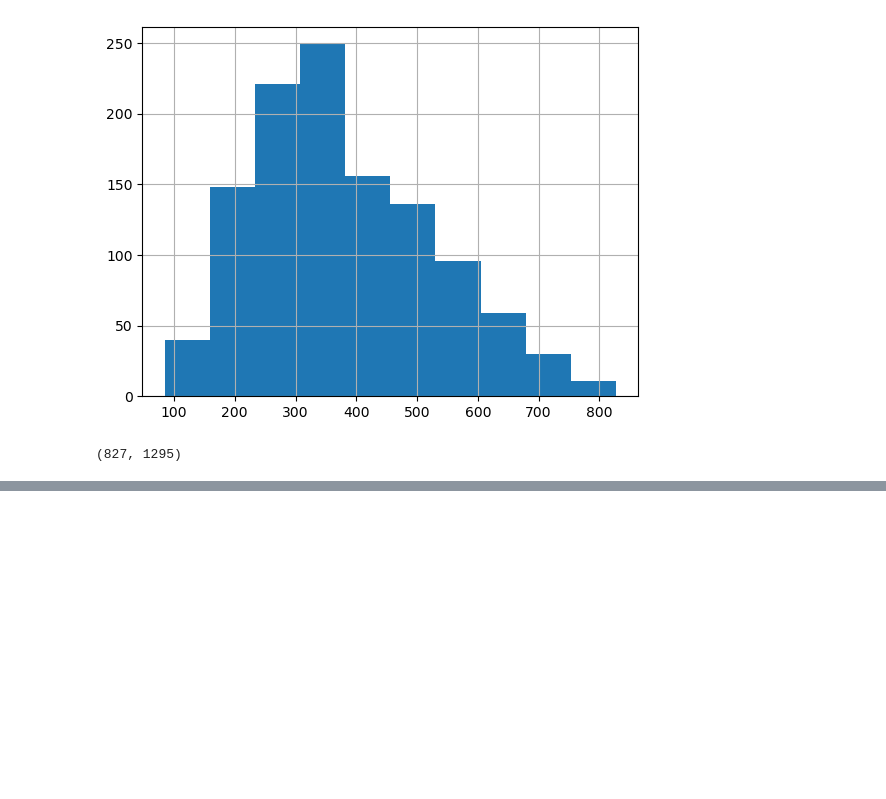
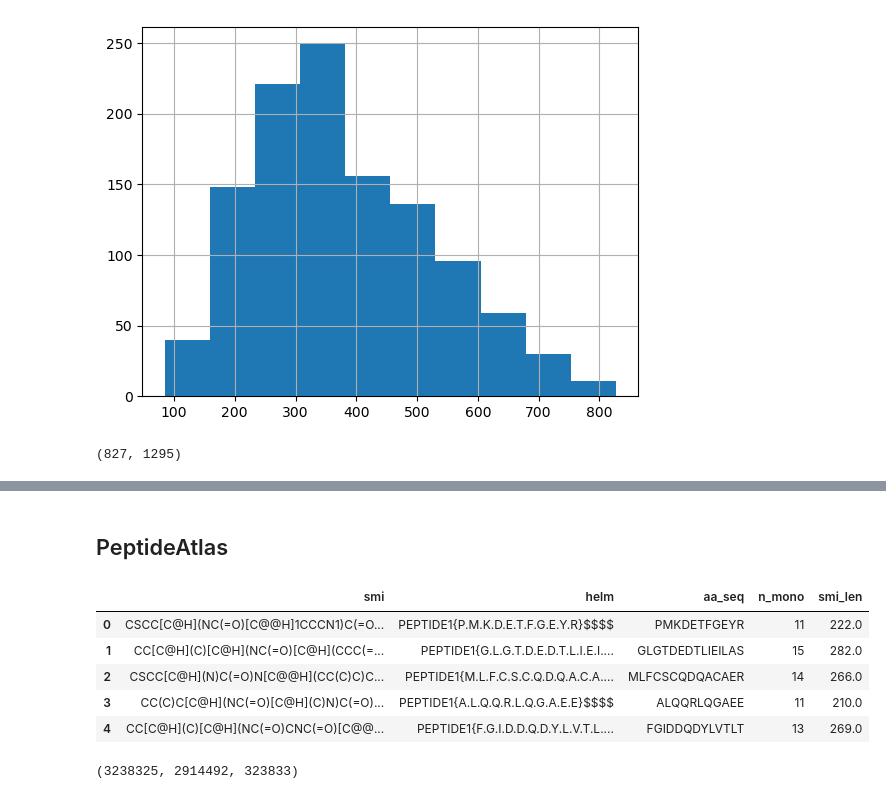
Before and after one commit to charlesxu90/pep-pred, a Jupyter notebook: 0.process_dataset.ipynb, the cells around one changed output, grey strips where cells are left out. Drawn from its saved outputs; the diff is of its cells as text; code cells hidden in the pictures; blank space fills up the shorter version.

Commit message:
add PeptideAtlas dataset

```diff
--- a/0.process_dataset.ipynb
+++ b/0.process_dataset.ipynb
@@ -216,0 +203,2 @@ len(df_smi_pretrain), len(train_data), len(valid_data)
+# %% [markdown]
+## PeptideAtlas
@@ -216,0 +225,69 @@ len(df_smi_pretrain), len(train_data), len(valid_data)
+# %%
+import pandas as pd
+train = False
+
+if train:
+    # !ls ../Datasets/PeptideAtlas
+    files = [
+    'bburgdorferi_b31-201902-APD_BORBU_all.fasta',
+    'celegans-201309-APD_Ce_all.fasta',
+    'chicken-201607-APD_CHICK_all.fasta',
+    'cow-201112-APD_Bt_all.fasta',
+    'drosophila-201208-APD_Dm_all.fasta',
+    'halobacterium-201308-APD_Ha_all.fasta',
+    'honeybee-201309-APD_Apis_all.fasta',
+    'horse-201304-APD_MYG_all.fasta',
+    'Human-202012-APD_Hs_all.fasta',
+    'leptospirainterrogans-201308-APD_Li_all.fasta',
+    'mouse-201506-APD_Mm_all.fasta',
+    'mtuberculosis-201307-APD_MTB_all.fasta',
+    'pfalciparum-201209-APD_Pf_all.fasta',
+    'pig-201411-APD_Pig_all.fasta',
+    'rat-201311-APD_Rn_all.fasta',
+    'staphylococcusaureuscol-201310-APD_STAAU_all.fasta',
+    'staphylococcusaureushg001-201409-APD_STAAU_all.fasta',
+    'streptococcus-200702-APD_Sp_all.fasta',
+    'yeast-201303-APD_Sc_all.fasta',
+    'zebrafish-201403-APD_Dr_all.fasta']
+
+    for f in files:
+        df = load_fasta_to_df(f'../Datasets/PeptideAtlas/{f}')
+        df.to_csv(f'../Datasets/PeptideAtlas/csv/{f}.csv', index=False)
+
+    # concat all csvs
+    df_pa = pd.concat([pd.read_csv(f'../Datasets/PeptideAtlas/csv/{f}.csv') for f in files])
+
+    # remove duplicates
+    df_pa_redup = df_pa.drop_duplicates(subset=['aa_seq']).copy()
+
+    len(df_pa), len(df_pa_redup)
+    df_pa_redup['helm'] = [get_helm_from_aa_seq(seq) for seq in df_pa_redup.aa_seq]
+    df_pa_redup['smi'] = [get_linpep_smi_from_aa_seq(seq) for seq in df_pa_redup.aa_seq]  # 43min 43s
+
+    df_pa_redup['n_mono'] = [count_n_monomers(helm) for helm in df_pa_redup.helm]
+    df_pa_redup['smi_len'] = df_pa_redup.smi.str.len()
+    df_pa_redup[['smi', 'helm', 'aa_seq', 'n_mono', 'smi_len']].to_csv('data/PeptideAtlas/all.csv', index=False)
+
+    # split into train and test
+    from sklearn.model_selection import train_test_split
+
+    df_pa_train, df_pa_test = train_test_split(df_pa_redup, test_size=0.1, random_state=42)
+    df_pa_train.to_csv('data/PeptideAtlas/train.csv', index=False)
+    df_pa_test.to_csv('data/PeptideAtlas/test.csv', index=False)
+
+    len(df_pa_train), len(df_pa_test)
+else:
+    df_pa_redup = pd.read_csv('data/PeptideAtlas/all.csv')
+    df_pa_train = pd.read_csv('data/PeptideAtlas/train.csv')
+    df_pa_test = pd.read_csv('data/PeptideAtlas/test.csv')
+
+display(df_pa_redup.head())
+len(df_pa_redup), len(df_pa_train), len(df_pa_test)
+# %% [output]
+|  | smi | helm | aa_seq | n_mono | smi_len |
+| 0 | CSCC[C@H](NC(=O)[C@@H]1CCCN1)C(=O... | PEPTIDE1{P.M.K.D.E.T.F.G.E.Y.R}$$$$ | PMKDETFGEYR | 11 | 222.0 |
+| 1 | CC[C@H](C)[C@H](NC(=O)[C@H](CCC(=... | PEPTIDE1{G.L.G.T.D.E.D.T.L.I.E.I.... | GLGTDEDTLIEILAS | 15 | 282.0 |
+| 2 | CSCC[C@H](N)C(=O)N[C@@H](CC(C)C)C... | PEPTIDE1{M.L.F.C.S.C.Q.D.Q.A.C.A.... | MLFCSCQDQACAER | 14 | 266.0 |
+| 3 | CC(C)C[C@H](NC(=O)[C@H](C)N)C(=O)... | PEPTIDE1{A.L.Q.Q.R.L.Q.G.A.E.E}$$$$ | ALQQRLQGAEE | 11 | 210.0 |
+| 4 | CC[C@H](C)[C@H](NC(=O)CNC(=O)[C@@... | PEPTIDE1{F.G.I.D.D.Q.D.Y.L.V.T.L.... | FGIDDQDYLVTLT | 13 | 269.0 |
+(3238325, 2914492, 323833)
```
Also changed, not shown: parts of 5 cells of this notebook.
